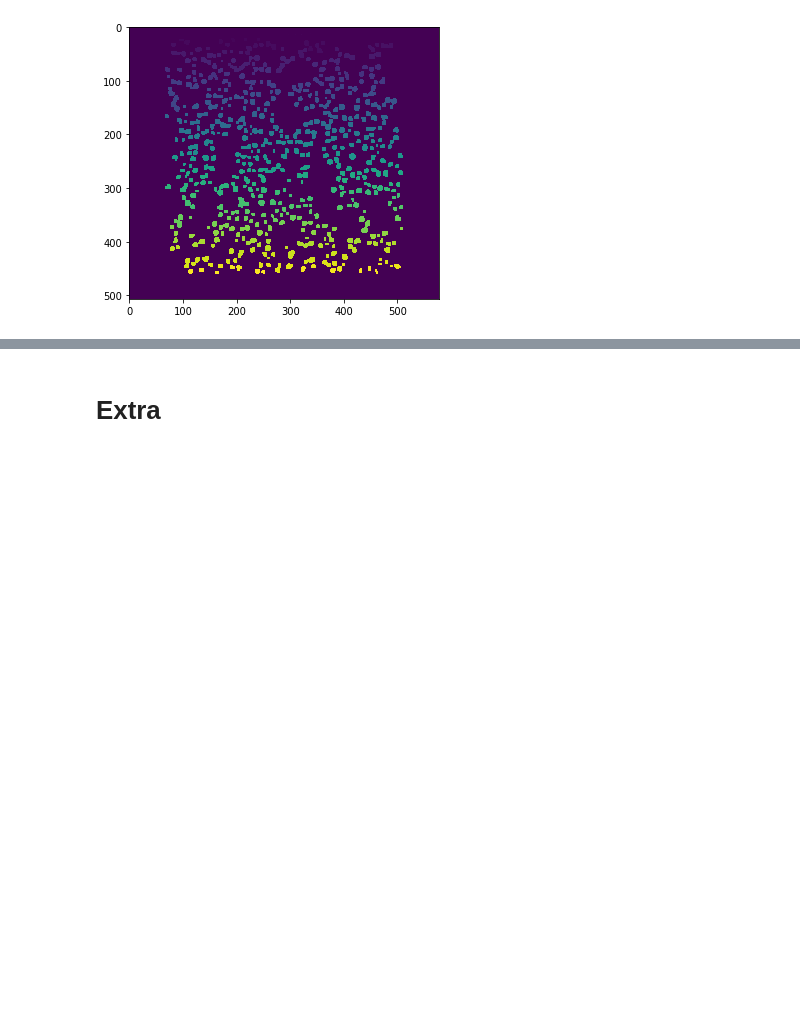
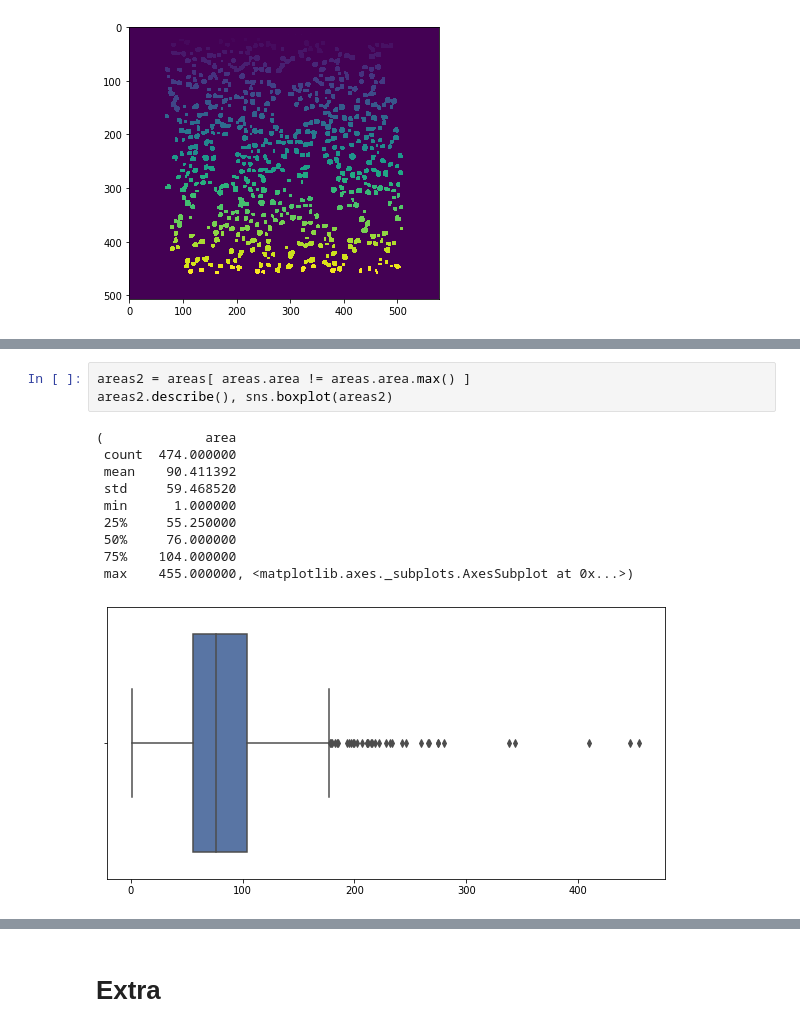
Before and after one commit to gmagannaDevelop/ImagenesTercerParcial, a Jupyter notebook: Pregunta 6.ipynb, the cells around one changed output, grey strips where cells are left out. Cells and saved outputs as stored; diff of their text form; blank space fills up the shorter version.

```diff
--- a/Pregunta 6.ipynb
+++ b/Pregunta 6.ipynb
@@ -161,0 +181,14 @@ print(n_objs)
+# %%
+areas2 = areas[ areas.area != areas.area.max() ]
+areas2.describe(), sns.boxplot(areas2)
+# %% [output]
+(             area
+ count  474.000000
+ mean    90.411392
+ std     59.468520
+ min      1.000000
+ 25%     55.250000
+ 50%     76.000000
+ 75%    104.000000
+ max    455.000000, <matplotlib.axes._subplots.AxesSubplot at 0x...>)
+[figure, added]
```
Also changed, not shown: parts of 6 cells of this notebook, 2 other files.
